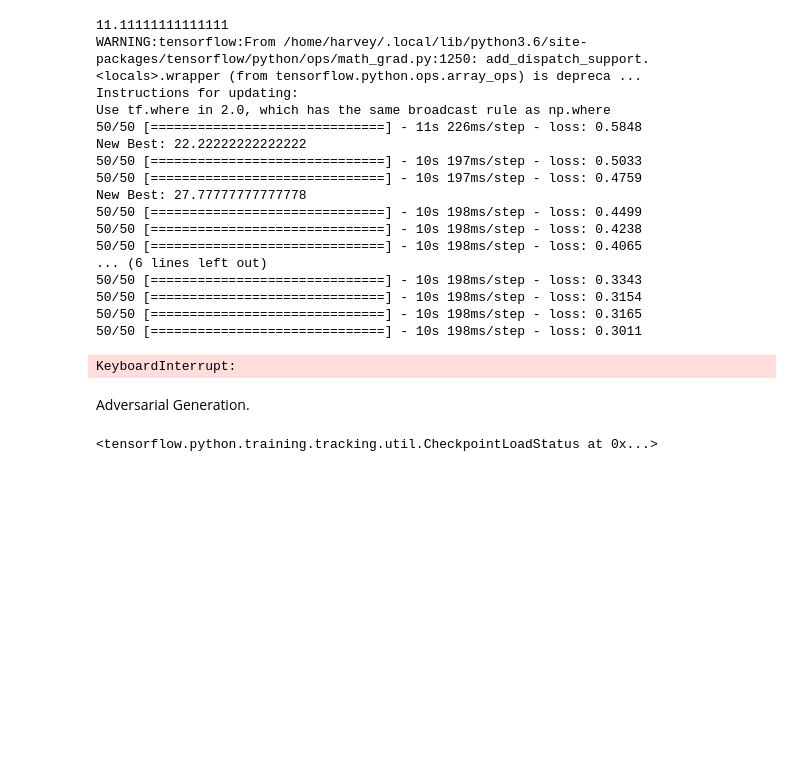
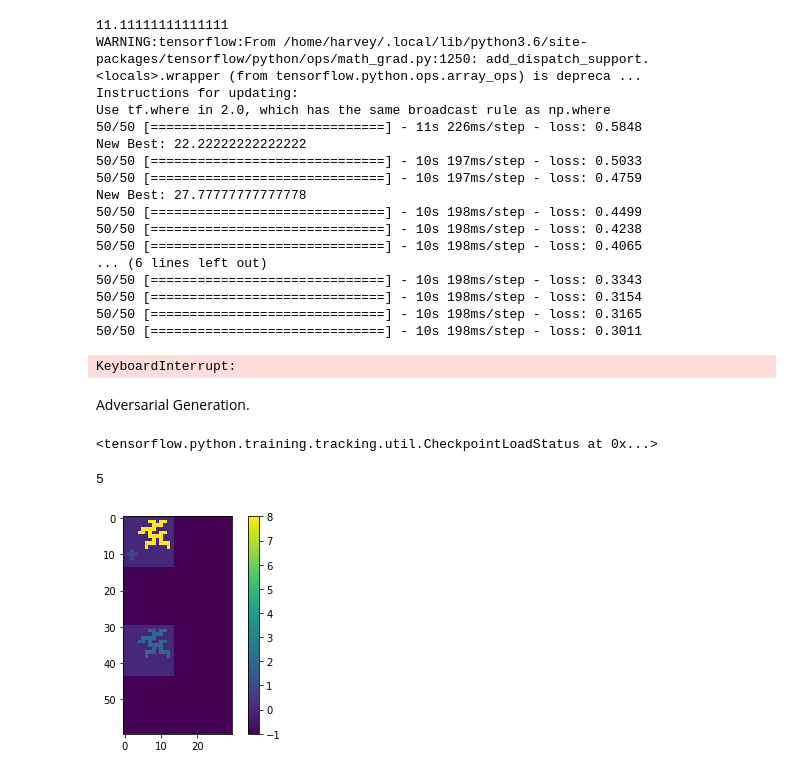
Before and after one commit to HarveyBrezinaConniffe/ARC, a Jupyter notebook: AI.ipynb, the cells around one changed output. Saved outputs shown, nothing was run; the diff lists cells and outputs as text; code cells hidden in the pictures; blank space fills up the shorter version.

```diff
--- a/AI.ipynb
+++ b/AI.ipynb
@@ -217,4 +227,13 @@ model = get_siamese_model((60, 30, 1))
 model.load_weights("bestCheckpoint/best")
 # %% [output]
 <tensorflow.python.training.tracking.util.CheckpointLoadStatus at 0x...>
+# %%
+n = 15
+print(len(Xv[n]))
+plt.imshow(Xv[n][0].reshape(60, 30))
+plt.colorbar()
+plt.show()
+# %% [output]
+5
+[figure, added]
 # %%
```
Also changed, not shown: parts of 2 cells of this notebook.
